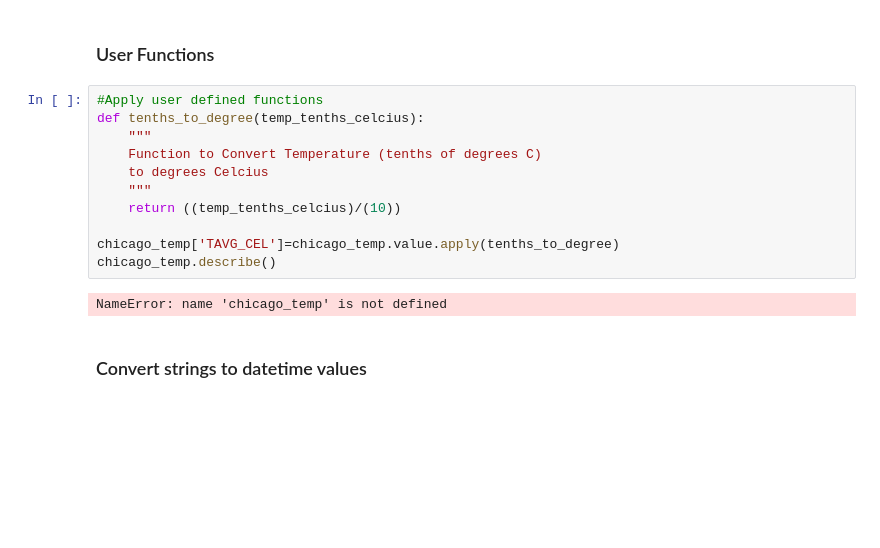
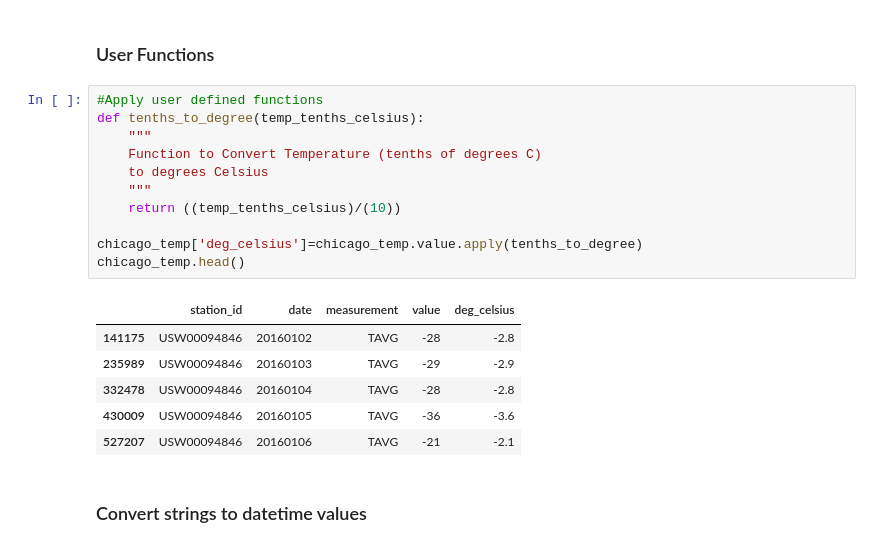
Before and after one commit to DrJohnWalls/Gentle_R_to_Python, a Jupyter notebook: Coding_with_Python_in_Jupyter_Notebooks.ipynb, the cells around one changed output. Saved outputs shown, nothing was run; the diff lists cells and outputs as text; blank space fills up the shorter version.

```diff
--- a/Coding_with_Python_in_Jupyter_Notebooks.ipynb
+++ b/Coding_with_Python_in_Jupyter_Notebooks.ipynb
@@ -391,17 +366,22 @@ Name: value, dtype: float64
 ### User Functions
 # %%
 #Apply user defined functions
-def tenths_to_degree(temp_tenths_celcius):
+def tenths_to_degree(temp_tenths_celsius):
     """
     Function to Convert Temperature (tenths of degrees C)
-    to degrees Celcius
+    to degrees Celsius
     """
-    return ((temp_tenths_celcius)/(10))
+    return ((temp_tenths_celsius)/(10))
 
-chicago_temp['TAVG_CEL']=chicago_temp.value.apply(tenths_to_degree)
-chicago_temp.describe()
+chicago_temp['deg_celsius']=chicago_temp.value.apply(tenths_to_degree)
+chicago_temp.head()
 # %% [output]
-NameError: name 'chicago_temp' is not defined
+|  | station_id | date | measurement | value | deg_celsius |
+| 141175 | USW00094846 | 20160102 | TAVG | -28 | -2.8 |
+| 235989 | USW00094846 | 20160103 | TAVG | -29 | -2.9 |
+| 332478 | USW00094846 | 20160104 | TAVG | -28 | -2.8 |
+| 430009 | USW00094846 | 20160105 | TAVG | -36 | -3.6 |
+| 527207 | USW00094846 | 20160106 | TAVG | -21 | -2.1 |
 # %% [markdown]
 ### Convert strings to datetime values
 # %%
```
Also changed, not shown: parts of 20 cells of this notebook.
